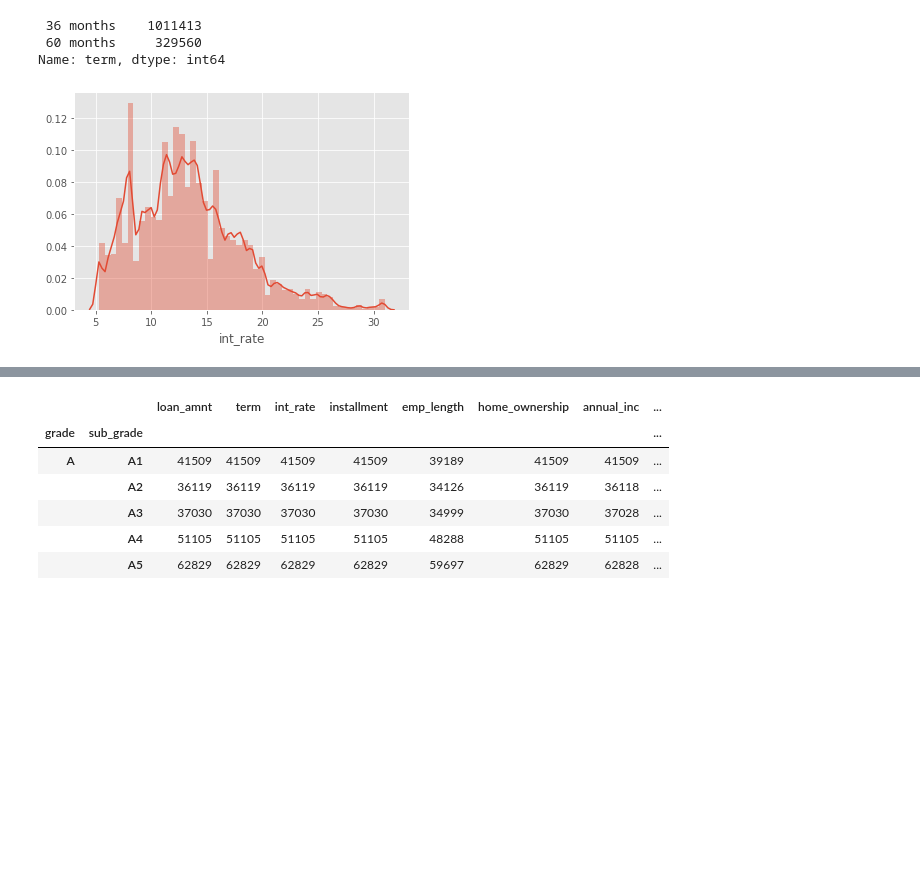
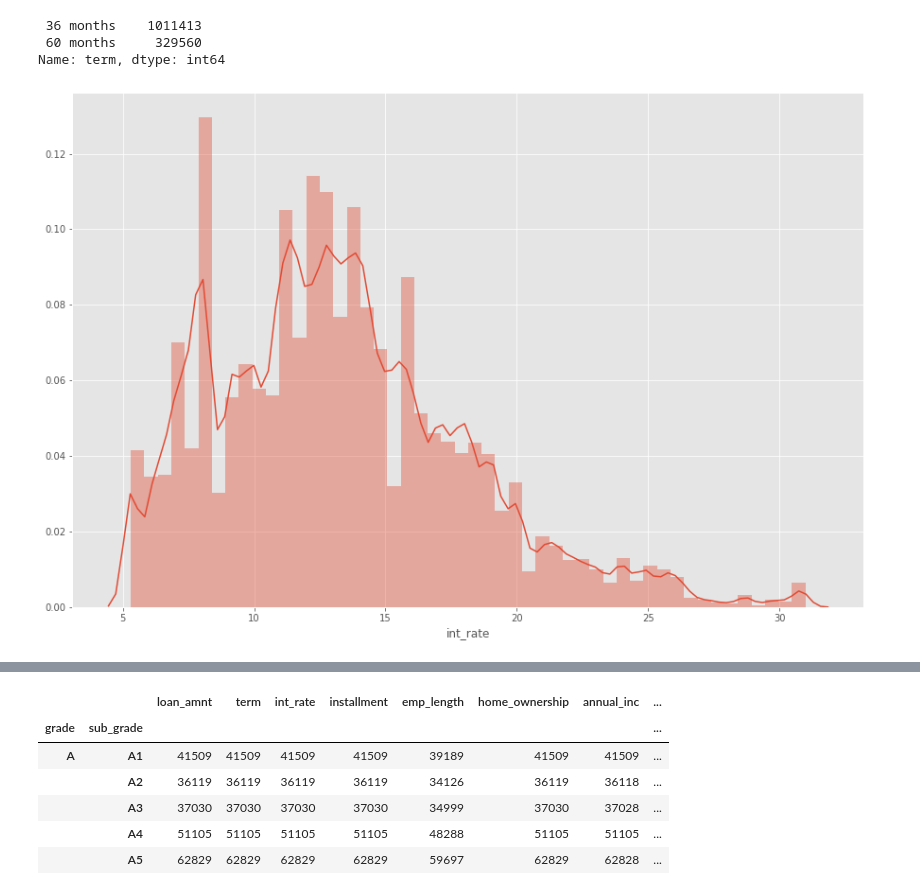
Before and after one commit to sanatanonline/pynb-codes, a Jupyter notebook: src/lending club/01 Initial Analysis.ipynb, the cells around one changed output, grey strips where cells are left out. Saved outputs shown, nothing was run; the diff lists cells and outputs as text; code cells hidden in the pictures; blank space fills up the shorter version.

```diff
--- a/src/lending club/01 Initial Analysis.ipynb
+++ b/src/lending club/01 Initial Analysis.ipynb
@@ -178,10 +179,11 @@ loan_data['term'].value_counts()
 Name: term, dtype: int64
 # %%
 '''Most of the interest range is between 5% to 15%'''
+plt.figure(figsize=(15, 10))
 sns.distplot(loan_data['int_rate'])
 
 plt.show()
 # %% [output]
-[figure, old version]
+[figure, new version]
 # %%
 '''Most of the installment range is between $200 to $500'''
```
Also changed, not shown: parts of 23 cells of this notebook.
